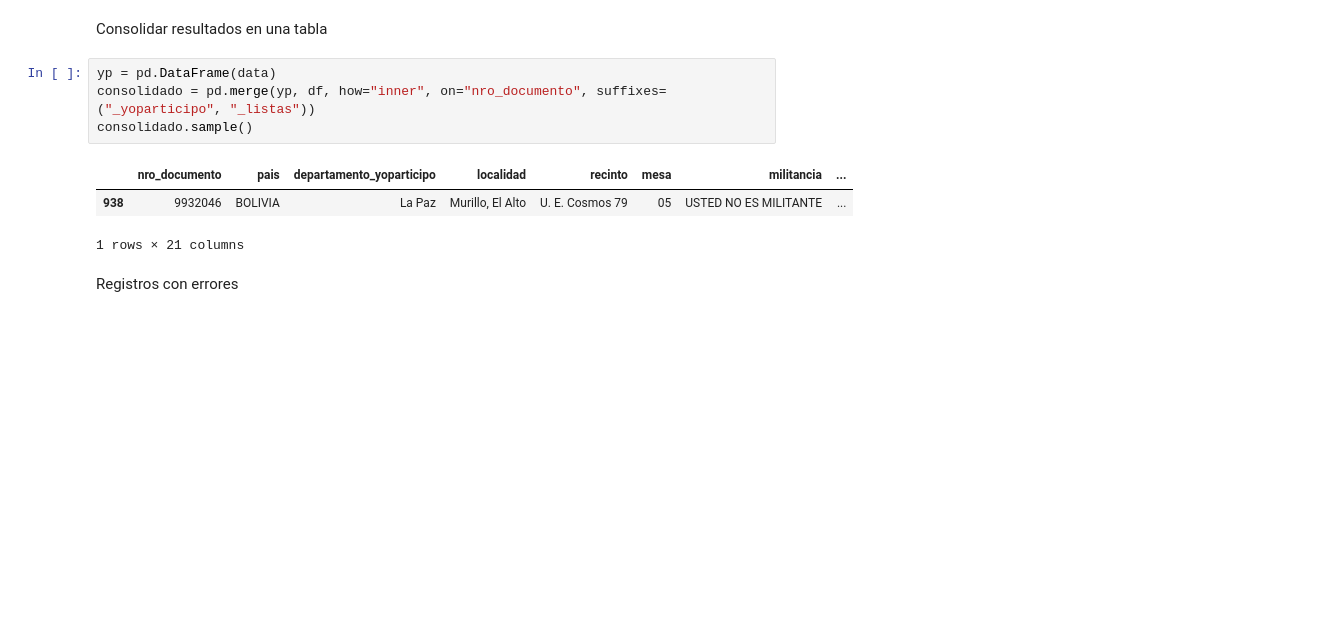
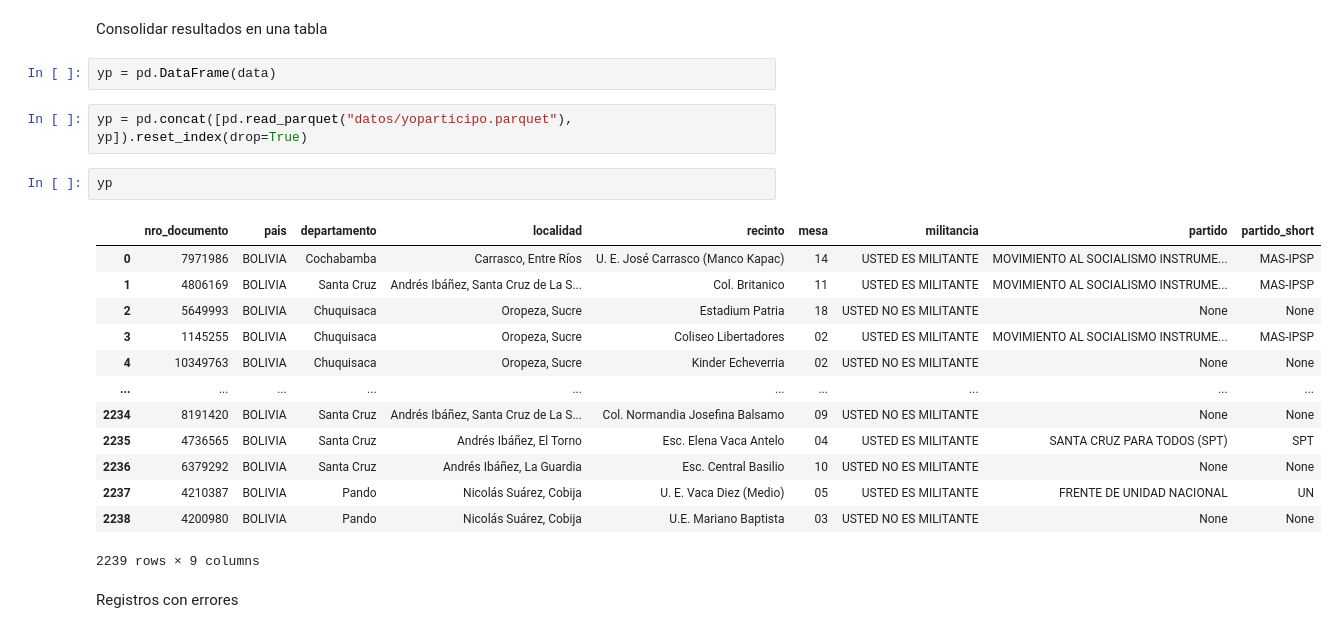
Before and after one commit to mauforonda/elecciones2025, a Jupyter notebook: candidaturas/yoparticipo.ipynb, the cells around one changed output. Drawn from its saved outputs; the diff is of its cells as text; blank space fills up the shorter version.

```diff
--- a/candidaturas/yoparticipo.ipynb
+++ b/candidaturas/yoparticipo.ipynb
@@ -160,13 +180,25 @@ df3980
 # %% [markdown]
 Consolidar resultados en una tabla
-# %%
-yp = pd.DataFrame(data)
-consolidado = pd.merge(yp, df, how="inner", on="nro_documento", suffixes=("_yoparticipo", "_listas"))
-consolidado.sample()
-# %% [output]
-|  | nro_documento | pais | departamento_yoparticipo | localidad | recinto | mesa | militancia | ... |
-| 938 | 9932046 | BOLIVIA | La Paz | Murillo, El Alto | U. E. Cosmos 79 | 05 | USTED NO ES MILITANTE | ... |
-1 rows × 21 columns
+# %%
+yp = pd.DataFrame(data)
+# %%
+yp = pd.concat([pd.read_parquet("datos/yoparticipo.parquet"), yp]).reset_index(drop=True)
+# %%
+yp
+# %% [output]
+|  | nro_documento | pais | departamento | localidad | recinto | mesa | militancia | partido | partido_short |
+| 0 | 7971986 | BOLIVIA | Cochabamba | Carrasco, Entre Ríos | U. E. José Carrasco (Manco Kapac) | 14 | USTED ES MILITANTE | MOVIMIENTO AL SOCIALISMO INSTRUME... | MAS-IPSP |
+| 1 | 4806169 | BOLIVIA | Santa Cruz | Andrés Ibáñez, Santa Cruz de La S... | Col. Britanico | 11 | USTED ES MILITANTE | MOVIMIENTO AL SOCIALISMO INSTRUME... | MAS-IPSP |
+| 2 | 5649993 | BOLIVIA | Chuquisaca | Oropeza, Sucre | Estadium Patria | 18 | USTED NO ES MILITANTE | None | None |
+| 3 | 1145255 | BOLIVIA | Chuquisaca | Oropeza, Sucre | Coliseo Libertadores | 02 | USTED ES MILITANTE | MOVIMIENTO AL SOCIALISMO INSTRUME... | MAS-IPSP |
+| 4 | 10349763 | BOLIVIA | Chuquisaca | Oropeza, Sucre | Kinder Echeverria | 02 | USTED NO ES MILITANTE | None | None |
+| ... | ... | ... | ... | ... | ... | ... | ... | ... | ... |
+| 2234 | 8191420 | BOLIVIA | Santa Cruz | Andrés Ibáñez, Santa Cruz de La S... | Col. Normandia Josefina Balsamo | 09 | USTED NO ES MILITANTE | None | None |
+| 2235 | 4736565 | BOLIVIA | Santa Cruz | Andrés Ibáñez, El Torno | Esc. Elena Vaca Antelo | 04 | USTED ES MILITANTE | SANTA CRUZ PARA TODOS (SPT) | SPT |
+| 2236 | 6379292 | BOLIVIA | Santa Cruz | Andrés Ibáñez, La Guardia | Esc. Central Basilio | 10 | USTED NO ES MILITANTE | None | None |
+| 2237 | 4210387 | BOLIVIA | Pando | Nicolás Suárez, Cobija | U. E. Vaca Diez (Medio) | 05 | USTED ES MILITANTE | FRENTE DE UNIDAD NACIONAL | UN |
+| 2238 | 4200980 | BOLIVIA | Pando | Nicolás Suárez, Cobija | U.E. Mariano Baptista | 03 | USTED NO ES MILITANTE | None | None |
+2239 rows × 9 columns
 # %% [markdown]
 Registros con errores
 # %%
```
Also changed, not shown: parts of 15 cells of this notebook, 1 other file.
